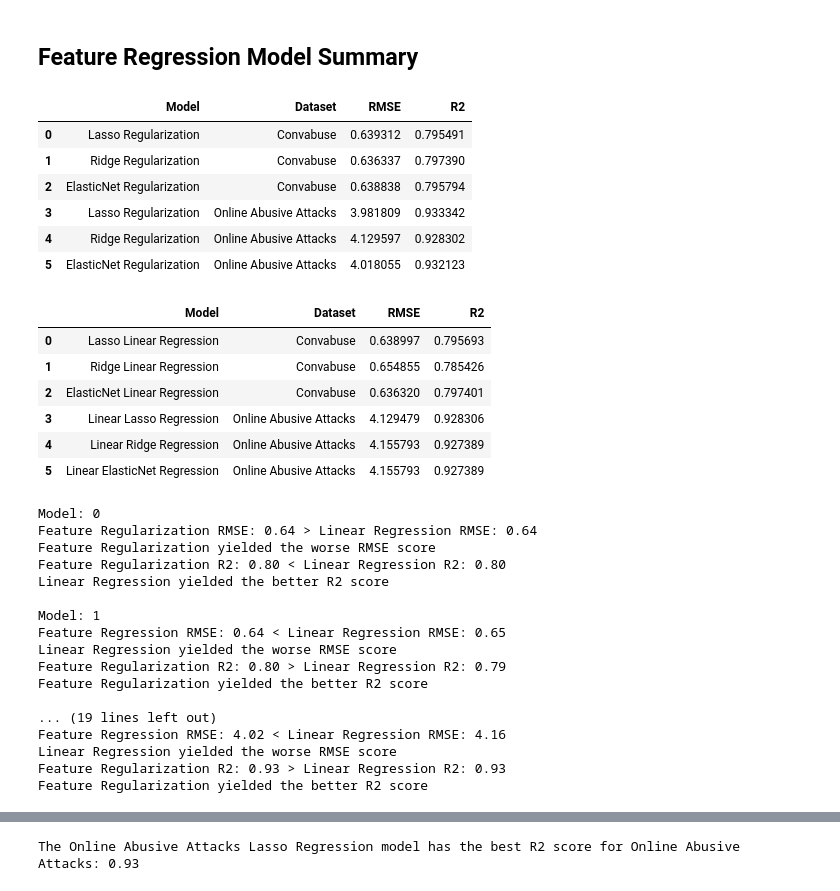
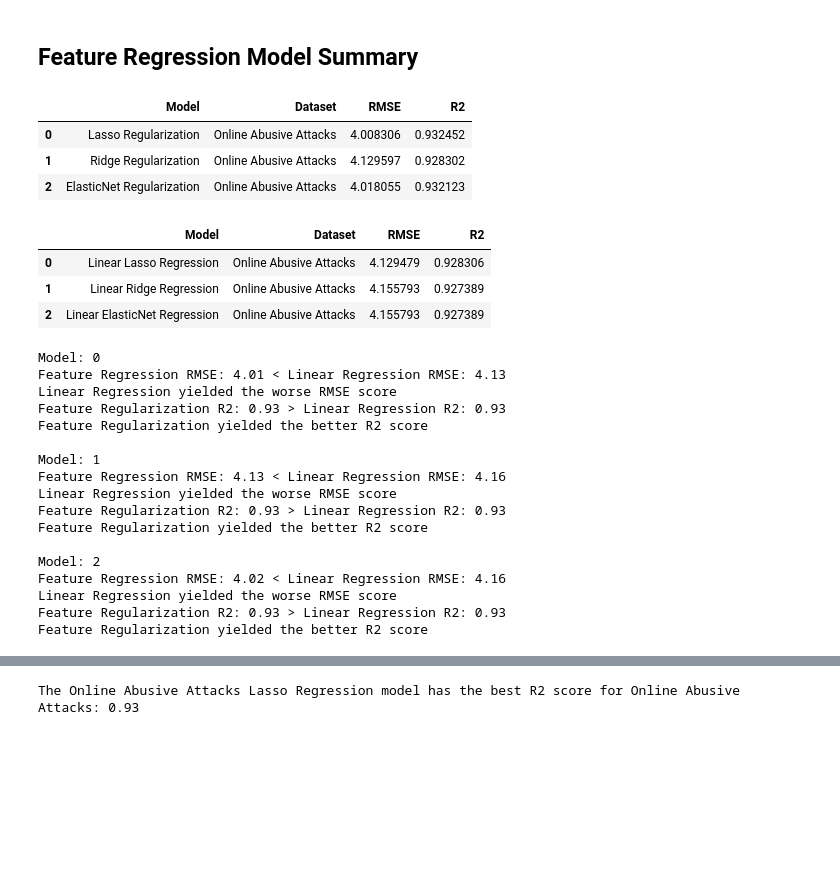
Before and after one commit to cfornesa/political_polarization, a Jupyter notebook: Modelling-2_Feature-Regression.ipynb, the cells around one changed output, grey strips where cells are left out. Saved outputs shown, nothing was run; the diff lists cells and outputs as text; code cells hidden in the pictures; blank space fills up the shorter version.

```diff
--- a/Modelling-2_Feature-Regression.ipynb
+++ b/Modelling-2_Feature-Regression.ipynb
@@ -626,7 +101,7 @@ online_abusive_attacks_lasso_param_grid = {
 online_abusive_attacks_lasso_regressor = GridSearchCV(
     online_abusive_attacks_lasso,
     param_grid=online_abusive_attacks_lasso_param_grid,
-    scoring=rmse_scorer,
+    scoring=r2_scorer,
     cv=online_abusive_attacks_lasso_cv,
     n_jobs=-1,  # Speeds up computation using all cores
     verbose=1   # (Optional) Shows progress
@@ -778,7 +253,7 @@ online_abusive_attacks_ridge_param_grid = {
 online_abusive_attacks_ridge_regressor = GridSearchCV(
     online_abusive_attacks_ridge,
     param_grid=online_abusive_attacks_ridge_param_grid,
-    scoring=rmse_scorer,
+    scoring=r2_scorer,
     cv=online_abusive_attacks_ridge_cv,
     n_jobs=-1,  # Speeds up computation using all cores
     verbose=1   # (Optional) Shows progress
@@ -928,7 +403,7 @@ online_abusive_attacks_elasticnet_param_grid = {
 online_abusive_attacks_elasticnet_regressor = GridSearchCV(
     online_abusive_attacks_elasticnet,
     param_grid=online_abusive_attacks_elasticnet_param_grid,
-    scoring=rmse_scorer,
+    scoring=r2_scorer,
     cv=online_abusive_attacks_elasticnet_cv,
     n_jobs=-1,  # Speeds up computation using all cores
     verbose=1   # (Optional) Shows progress
@@ -1069,24 +544,6 @@ Linear Regression R2 Score (Convabuse): 0.93
 # %%
 # Create a feature regression model dictionary where each dataset maps to its RMSE and R2
 feature_regression_model_summary_data = [
-    {
-        "Model": "Lasso Regularization",
-        "Dataset": "Convabuse",
-        "RMSE": convabuse_lasso_rmse,
-        "R2": convabuse_lasso_r2
-    },
-    {
-        "Model": "Ridge Regularization",
-        "Dataset": "Convabuse",
-        "RMSE": convabuse_ridge_rmse,
-        "R2": convabuse_ridge_r2
-    },
-    {
-        "Model": "ElasticNet Regularization",
-        "Dataset": "Convabuse",
-        "RMSE": convabuse_elasticnet_rmse,
-        "R2": convabuse_elasticnet_r2
-    },
     {
         "Model": "Lasso Regularization",
         "Dataset": "Online Abusive Attacks",
@@ -1112,64 +569,40 @@ feature_regression_model_summary = pd.DataFrame(feature_regression_model_summary
 feature_regression_model_summary
 # %% [output]
 |  | Model | Dataset | RMSE | R2 |
-| 0 | Lasso Regularization | Convabuse | 0.639312 | 0.795491 |
-| 1 | Ridge Regularization | Convabuse | 0.636337 | 0.797390 |
-| 2 | ElasticNet Regularization | Convabuse | 0.638838 | 0.795794 |
-| 3 | Lasso Regularization | Online Abusive Attacks | 3.981809 | 0.933342 |
-| 4 | Ridge Regularization | Online Abusive Attacks | 4.129597 | 0.928302 |
-| 5 | ElasticNet Regularization | Online Abusive Attacks | 4.018055 | 0.932123 |
+| 0 | Lasso Regularization | Online Abusive Attacks | 4.008306 | 0.932452 |
+| 1 | Ridge Regularization | Online Abusive Attacks | 4.129597 | 0.928302 |
+| 2 | ElasticNet Regularization | Online Abusive Attacks | 4.018055 | 0.932123 |
 # %%
 # Create a linear regression model dictionary where each dataset maps to its RMSE and R2
 linear_regression_model_summary_data = [
-    {
-        "Model": "Lasso Linear Regression",
-        "Dataset": "Convabuse",
-        "RMSE": convabuse_lasso_linear_rmse,
-        "R2": convabuse_lasso_linear_r2
-    },
-    {
-        "Model": "Ridge Linear Regression",
-        "Dataset": "Convabuse",
-        "RMSE": convabuse_ridge_linear_rmse,
-        "R2": convabuse_ridge_linear_r2
-    },
-    {
-        "Model": "ElasticNet Linear Regression",
-        "Dataset": "Convabuse",
-        "RMSE": convabuse_elasticnet_linear_rmse,
-        "R2": convabuse_elasticnet_linear_r2
-    },
     {
         "Model": "Linear Lasso Regression",
         "Dataset": "Online Abusive Attacks",
         "RMSE": online_abusive_attacks_lasso_linear_rmse,
         "R2": online_abusive_attacks_lasso_linear_r2
     },
     {
         "Model": "Linear Ridge Regression",
         "Dataset": "Online Abusive Attacks",
         "RMSE": online_abusive_attacks_ridge_linear_rmse,
         "R2": online_abusive_attacks_ridge_linear_r2
     },
     {
         "Model": "Linear ElasticNet Regression",
         "Dataset": "Online Abusive Attacks",
         "RMSE": online_abusive_attacks_elasticnet_linear_rmse,
         "R2": online_abusive_attacks_elasticnet_linear_r2
     }
 ]
 
 # Convert to DataFrame (datasets become rows, metrics are columns)
 linear_regression_model_summary = pd.DataFrame(linear_regression_model_summary_data)
 linear_regression_model_summary
 # %% [output]
 |  | Model | Dataset | RMSE | R2 |
-| 0 | Lasso Linear Regression | Convabuse | 0.638997 | 0.795693 |
-| 1 | Ridge Linear Regression | Convabuse | 0.654855 | 0.785426 |
-| 2 | ElasticNet Linear Regression | Convabuse | 0.636320 | 0.797401 |
-| 3 | Linear Lasso Regression | Online Abusive Attacks | 4.129479 | 0.928306 |
-| 4 | Linear Ridge Regression | Online Abusive Attacks | 4.155793 | 0.927389 |
-| 5 | Linear ElasticNet Regression | Online Abusive Attacks | 4.155793 | 0.927389 |
+| 0 | Linear Lasso Regression | Online Abusive Attacks | 4.129479 | 0.928306 |
+| 1 | Linear Ridge Regression | Online Abusive Attacks | 4.155793 | 0.927389 |
+| 2 | Linear ElasticNet Regression | Online Abusive Attacks | 4.155793 | 0.927389 |
 # %%
 # Compare the feature regression and linear regression model results for RMSE and R2
 for model_name in feature_regression_model_summary.index:
@@ -1193,18 +626,18 @@ for model_name in feature_regression_model_summary.index:
     print()
 # %% [output]
 Model: 0
-Feature Regularization RMSE: 0.64 > Linear Regression RMSE: 0.64
-Feature Regularization yielded the worse RMSE score
-Feature Regularization R2: 0.80 < Linear Regression R2: 0.80
-Linear Regression yielded the better R2 score
+Feature Regression RMSE: 4.01 < Linear Regression RMSE: 4.13
+Linear Regression yielded the worse RMSE score
+Feature Regularization R2: 0.93 > Linear Regression R2: 0.93
+Feature Regularization yielded the better R2 score
 
 Model: 1
-Feature Regression RMSE: 0.64 < Linear Regression RMSE: 0.65
+Feature Regression RMSE: 4.13 < Linear Regression RMSE: 4.16
 Linear Regression yielded the worse RMSE score
-Feature Regularization R2: 0.80 > Linear Regression R2: 0.79
+Feature Regularization R2: 0.93 > Linear Regression R2: 0.93
 Feature Regularization yielded the better R2 score
 
-... (19 lines left out)
+Model: 2
 Feature Regression RMSE: 4.02 < Linear Regression RMSE: 4.16
 Linear Regression yielded the worse RMSE score
 Feature Regularization R2: 0.93 > Linear Regression R2: 0.93
```
Also changed, not shown: parts of 71 cells of this notebook, 56 other files.
